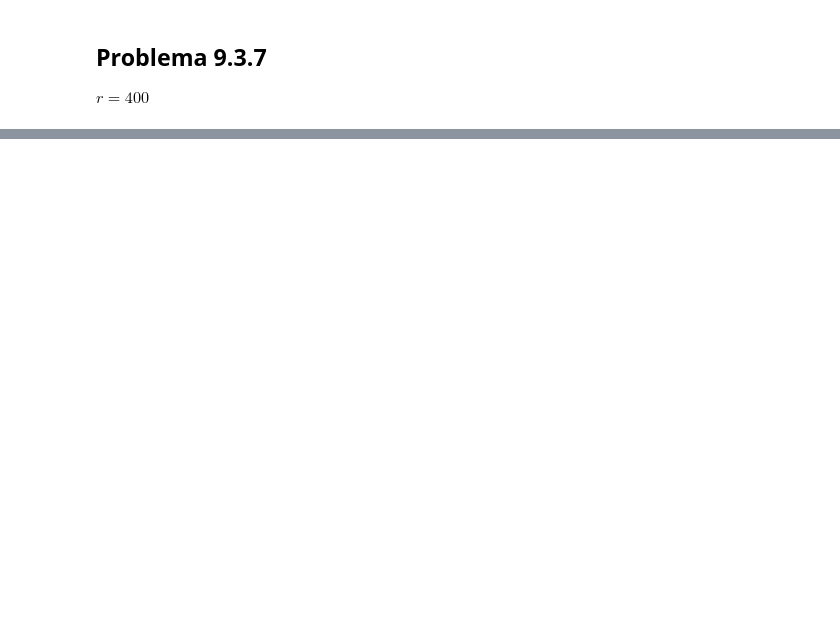
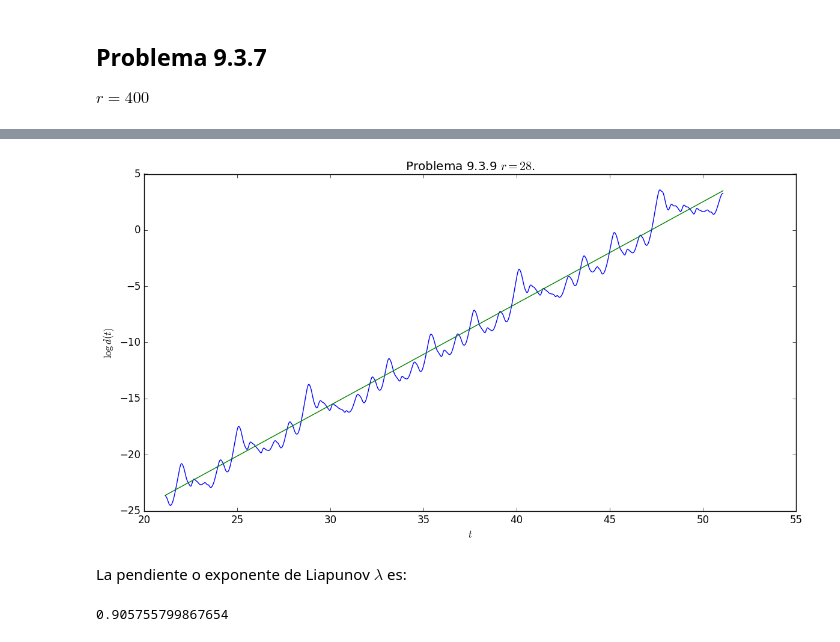
Before and after one commit to sontanon/ProyectoLorenz, a Jupyter notebook: Lorenz.ipynb, the cells around one changed output, grey strips where cells are left out. Drawn from its saved outputs; the diff is of its cells as text; code cells hidden in the pictures; blank space fills up the shorter version.

```diff
--- a/Lorenz.ipynb
+++ b/Lorenz.ipynb
@@ -330,0 +178,22 @@ show()
+# %%
+data_x = t[1200:3200]
+data_y = ld[1200:3200]
+x_mean = mean(data_x)
+y_mean = mean(data_y)
+m = sum([(data_x[i]-x_mean)*(data_y[i]-y_mean) for i in range(1,length(data_x))])/sum([(data_x[i]-x_mean)^2 for i in range(1,length(data_x))])
+b = y_mean - m*x_mean
+fig = figure("taylor_solution", figsize=(14,7))
+plt.plot(data_x,data_y);
+plt.plot(data_x,m*data_x + b)
+plt.ylabel(L"$\log \,d(t)$");
+plt.xlabel(L"$t$");
+plt.title(L"Problema 9.3.9 $r = 28$.");
+show()
+# %% [output]
+[figure, added]
+# %% [markdown]
+La pendiente o exponente de Liapunov $\lambda$ es:
+# %%
+m
+# %% [output]
+0.905755799867654
```
Also changed, not shown: parts of 23 cells of this notebook, 1 other file.
